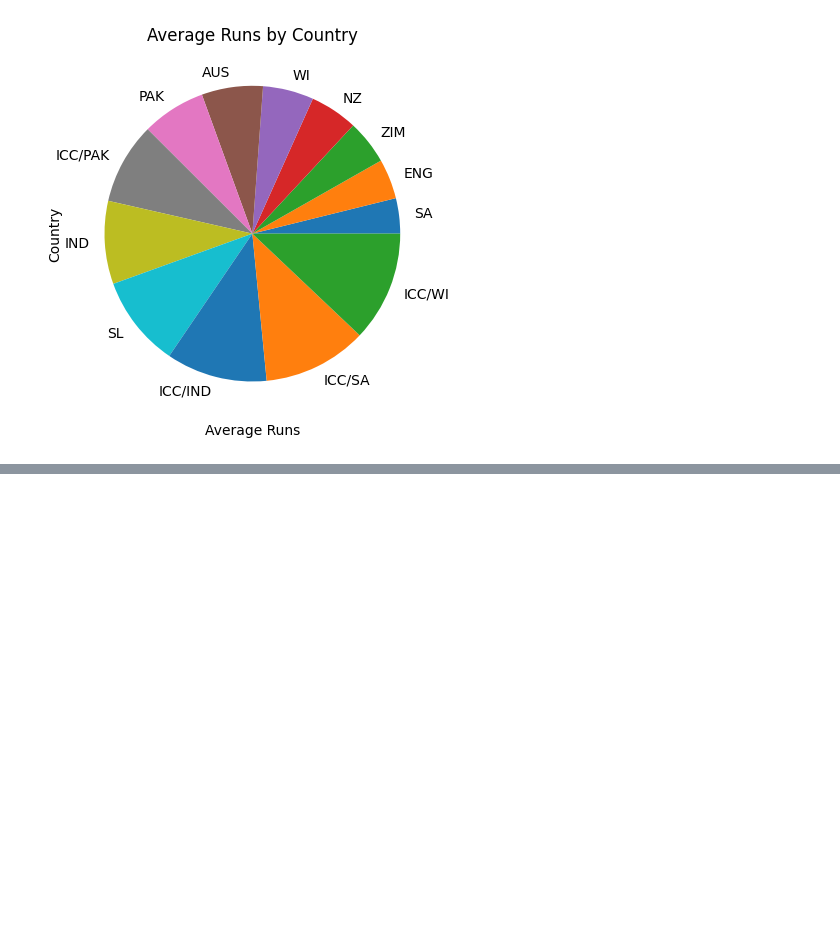
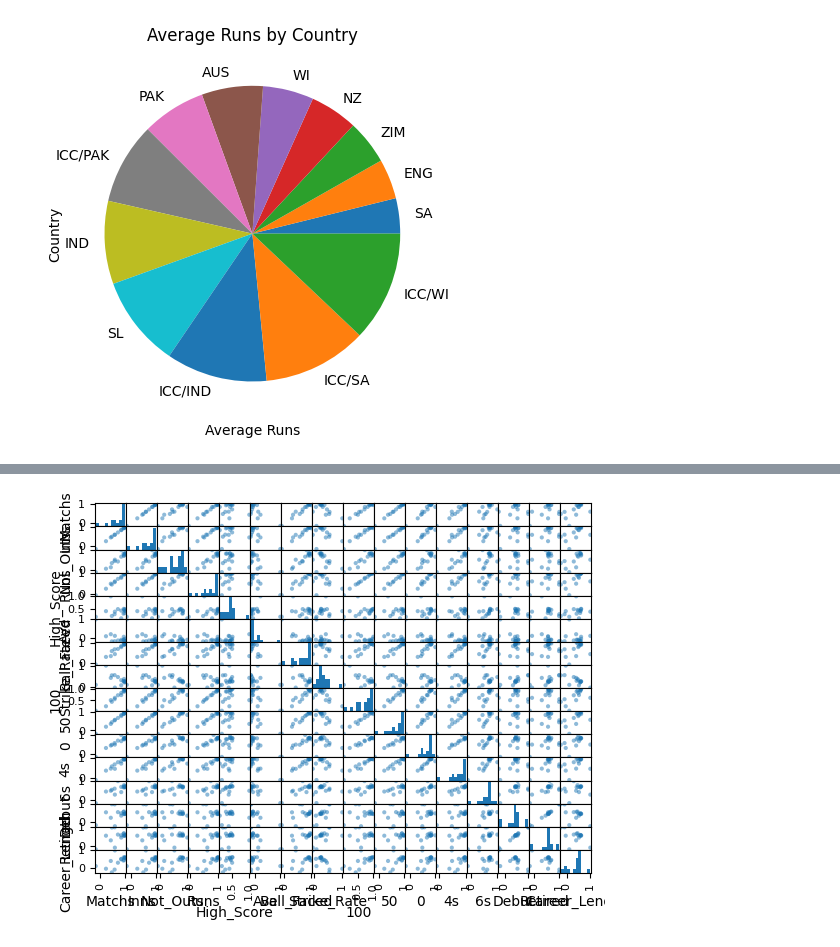
Before and after one commit to Udhay2898/Statistical-Insights-into-Test-Cricket-Performance, a Jupyter notebook: ICC_Test_Stats.ipynb, the cells around one changed output, grey strips where cells are left out. Drawn from its saved outputs; the diff is of its cells as text; code cells hidden in the pictures; blank space fills up the shorter version.

Commit message:
Analyzing ICC Test Players Stats Over the Years

```diff
--- a/ICC_Test_Stats.ipynb
+++ b/ICC_Test_Stats.ipynb
@@ -173,4 +173,5 @@ df = df.replace('NaN',0)
 # %% [markdown]
 **Type Casting**
 # %%
-df = df.astype({'Player':'str','HS':'int','BF':'int','4s':'int','6s':'int','Debut':'int','Retired':'int'})
+df = df.astype({'Player':'str','HS':'int','BF':'int','4s':'int','6s':'int','Debut':'int','Retired':'int','Country':'str'})
+df.dtypes
@@ -478,3 +498,8 @@ plt.grid(True)
 plt.show()
 # %% [output]
 [figure]
+# %%
+numerical_columns = df.select_dtypes(include=['number']).columns
+correlation_matrix = df[numerical_columns].corr().round(2)
+
+correlation_matrix.style.background_gradient()
@@ -480,0 +524,5 @@ plt.show()
+# %%
+pd.plotting.scatter_matrix(correlation_matrix)
+plt.show()
+# %% [output]
+[figure, added]
```
Also changed, not shown: parts of 6 cells of this notebook.
